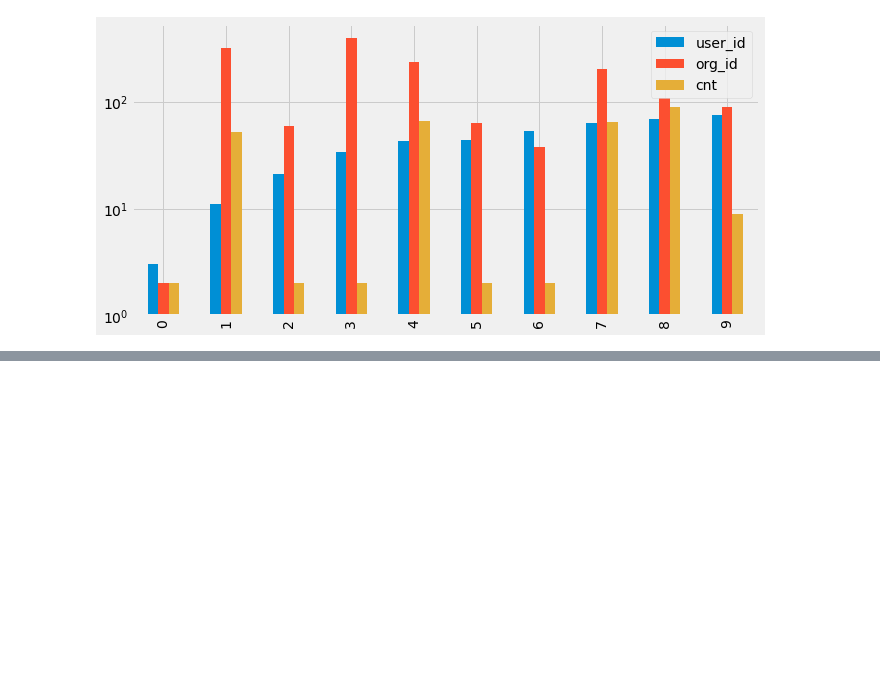
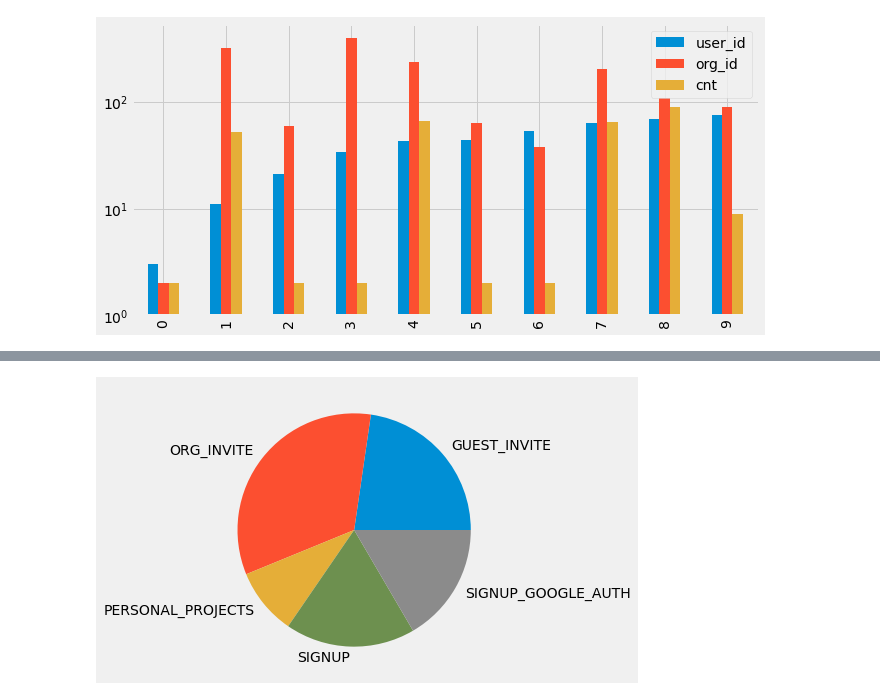
Before and after one commit to nselangovan/powerofdata, a Jupyter notebook: elan_ds22_guvi_task5.ipynb, the cells around one changed output, grey strips where cells are left out. Drawn from its saved outputs; the diff is of its cells as text; code cells hidden in the pictures; blank space fills up the shorter version.

Commit message:
add desc and chart

```diff
--- a/elan_ds22_guvi_task5.ipynb
+++ b/elan_ds22_guvi_task5.ipynb
@@ -272,0 +304,7 @@ org_vs_cnt.head(20).plot.bar(figsize=(10,5)  , log=True)
+# %%
+creation_source_org_id = check_val[["user_id","org_id","creation_source"]]
+creation_source_org_id.info()
+#new_df_2
+creation_source_vs_user_org_id = pd.merge(creation_source_org_id, new_df_2, on='user_id')
+#creation_source_vs_user_org_id.info()
+#creation_source_vs_user_org_id.describe()
@@ -272,0 +329,12 @@ org_vs_cnt.head(20).plot.bar(figsize=(10,5)  , log=True)
+# %%
+cr_src_vs_user_org_id = creation_source_vs_user_org_id[["user_id","org_id_x","creation_source"]]
+
+cr_src_vs_user_org_id_grp = cr_src_vs_user_org_id.groupby(['creation_source']).size()
+cr_src_vs_user_org_id_grp = cr_src_vs_user_org_id_grp.to_frame(name = 'size').reset_index()
+cr_src_vs_user_org_id_grp.rename(columns = {'size':'cnt'}, inplace = True)
+
+#cr_src_vs_user_org_id_rm_dup = cr_src_vs_user_org_id[cr_src_vs_user_org_id.duplicated(keep='first')]
+#cr_src_vs_user_org_id_rm_dup = cr_src_vs_user_org_id_rm_dup.drop_duplicates()
+#cr_src_vs_user_org_id_rm_dup.info()
+cr_src_vs_user_org_id_grp.info()
+cr_src_vs_user_org_id_grp
@@ -272,0 +357,12 @@ org_vs_cnt.head(20).plot.bar(figsize=(10,5)  , log=True)
+# %%
+y = np.array(cr_src_vs_user_org_id_grp['cnt'])
+mylabels = np.array(cr_src_vs_user_org_id_grp['creation_source'])
+plt.style.use('fivethirtyeight')
+plt.figure(figsize=(10,5) )
+
+#new_df_1['user_id'].head(10).plot.bar(figsize=(10,5) , log=True)
+# cr_src_vs_user_org_id_grp.head(20).plot.pie(figsize=(10,5)  , log=True)
+plt.pie(y,labels =mylabels)
+plt.show()
+# %% [output]
+[figure, added]
```
Also changed, not shown: parts of 11 cells of this notebook.
